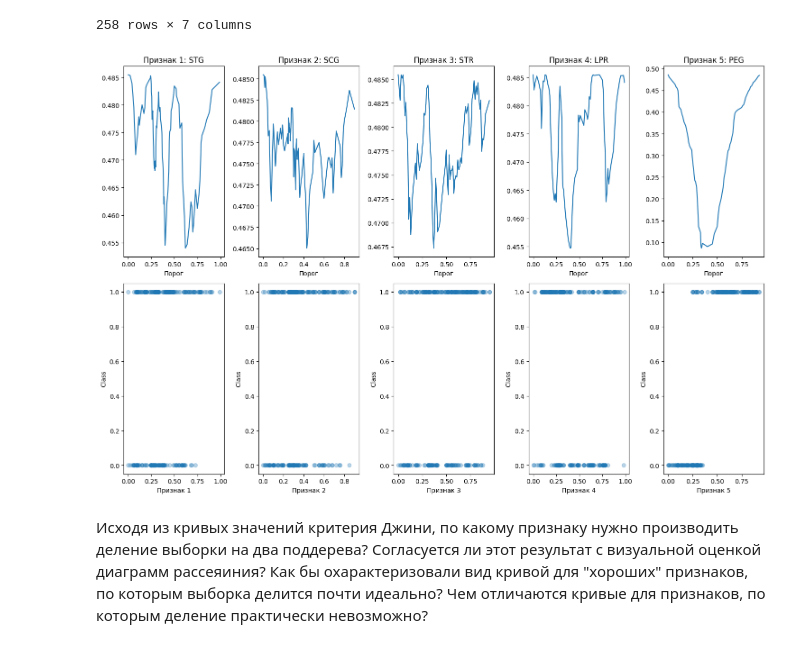
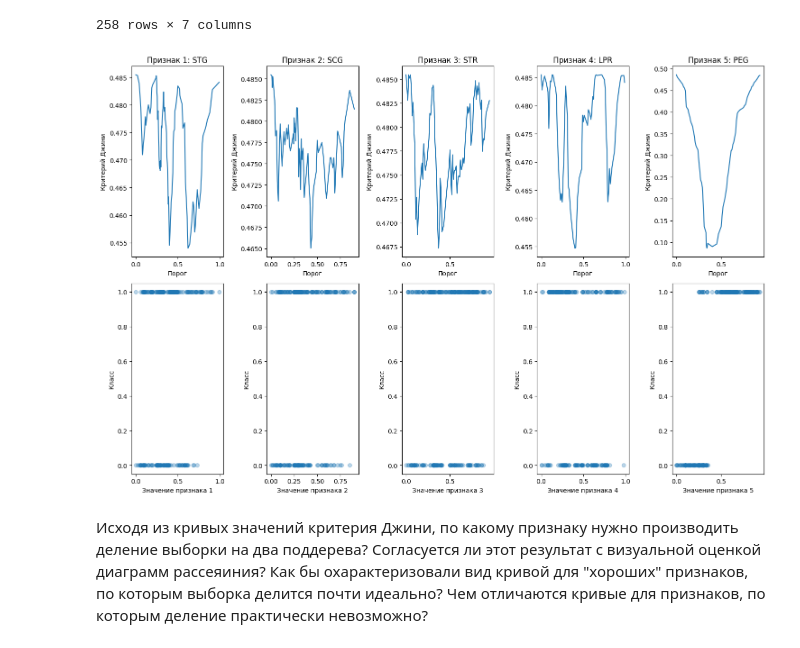
Before and after one commit to stass9966/programming-technologies, a Jupyter notebook: 2025/homeworks/hw07_trees/hw07_trees_rf.ipynb, the cells around one changed output. Saved outputs shown, nothing was run; the diff lists cells and outputs as text; code cells hidden in the pictures.

```diff
--- a/2025/homeworks/hw07_trees/hw07_trees_rf.ipynb
+++ b/2025/homeworks/hw07_trees/hw07_trees_rf.ipynb
@@ -455,44 +455,44 @@ df
 # %%
 # ᕕ(╭ರ╭ ͟ʖ╮•́)⊃¤=(————
 X = df.drop(['UNS', 'Unnamed: 0'], axis=1).values
 y = df['UNS'].values
 feature_names = df.columns[1:-1]
 
 plt.figure(figsize=(15, 10))
 for i in range(5):
-  plt.subplot(2, X.shape[1], i+1)
+  plt.subplot(2, 5, i+1)
   feature = X[:, i]
   thresholds = np.sort(np.unique(feature))
   ginis = []
 
-  for th in thresholds:
-      mask = feature < th
-      left_y = y[mask]
-      right_y = y[~mask]
+  for threshold in thresholds:
+      left_y = y[feature < threshold]
+      right_y = y[feature >= threshold]
 
-      # Расчет Джини
       p1_left = np.mean(left_y == 1) if len(left_y) > 0 else 0
       gini_left = 1 - p1_left**2 - (1-p1_left)**2
 
       p1_right = np.mean(right_y == 1) if len(right_y) > 0 else 0
       gini_right = 1 - p1_right**2 - (1-p1_right)**2
 
       gini_total = (gini_left*len(left_y) + gini_right*len(right_y)) / (len(left_y) + len(right_y))
       ginis.append(gini_total)
 
   plt.plot(thresholds, ginis)
   plt.title(f'Признак {i+1}: {feature_names[i]}')
   plt.xlabel('Порог')
+  plt.ylabel('Критерий Джини')
 
-for i in range(X.shape[1]):
-  plt.subplot(2, X.shape[1], X.shape[1]+i+1)
-  plt.scatter(X[:, i], y, alpha=0.3)
-  plt.xlabel(f'Признак {i+1}')
-  plt.ylabel('Class')
+for i in range(5):
+  feature = X[:, i]
+  plt.subplot(2, 5, 5+i+1)
+  plt.scatter(feature, y, alpha=0.3)
+  plt.xlabel(f'Значение признака {i+1}')
+  plt.ylabel('Класс')
 plt.tight_layout()
 plt.show()
 # %% [output]
-[figure, old version]
+[figure, new version]
 # %% [markdown]
 Исходя из кривых значений критерия Джини, по какому признаку нужно производить деление выборки на два поддерева? Согласуется ли этот результат с визуальной оценкой диаграмм рассеяиния? Как бы охарактеризовали вид кривой для "хороших" признаков, по которым выборка делится почти идеально? Чем отличаются кривые для признаков, по которым деление практически невозможно?
 # %%
```
